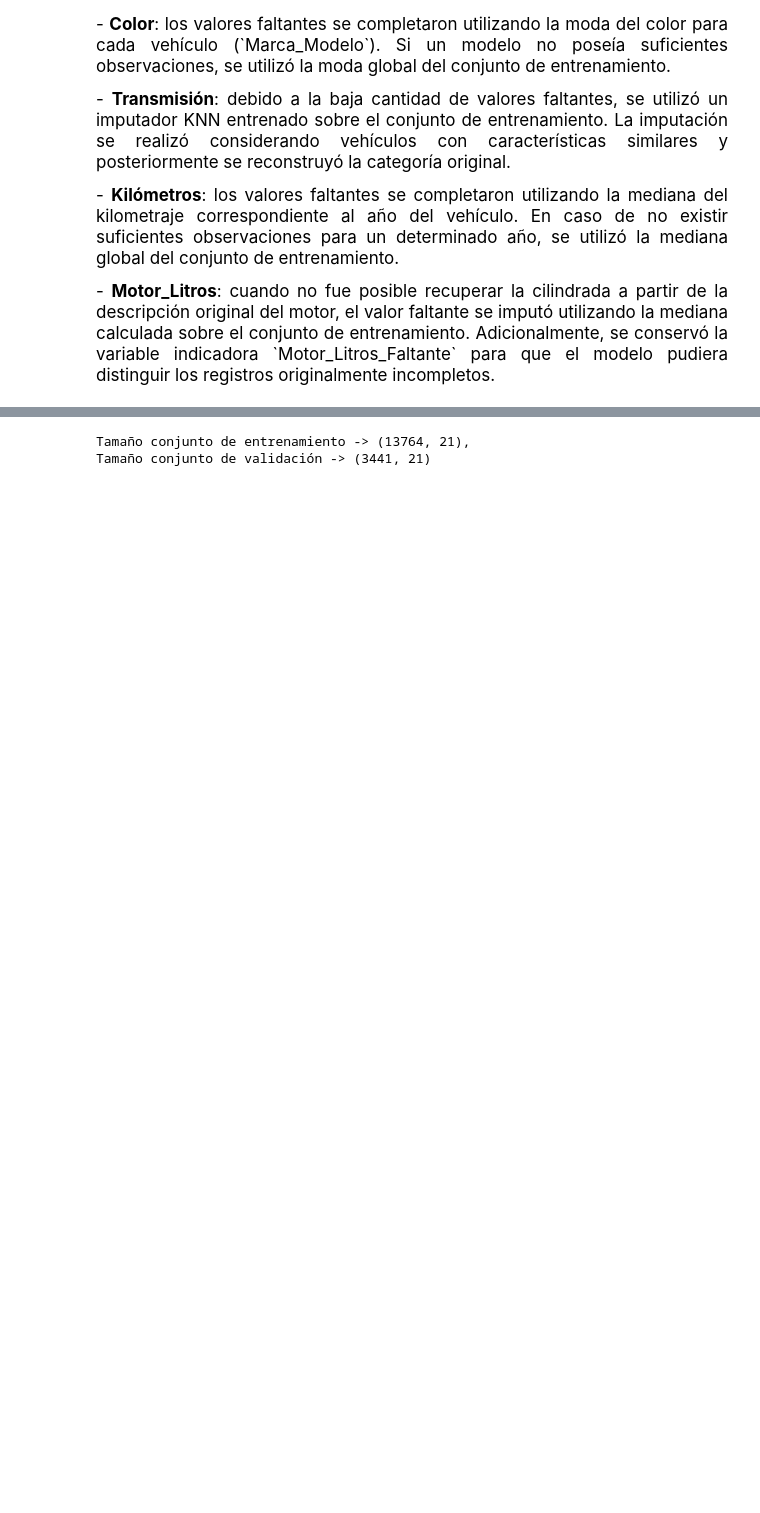
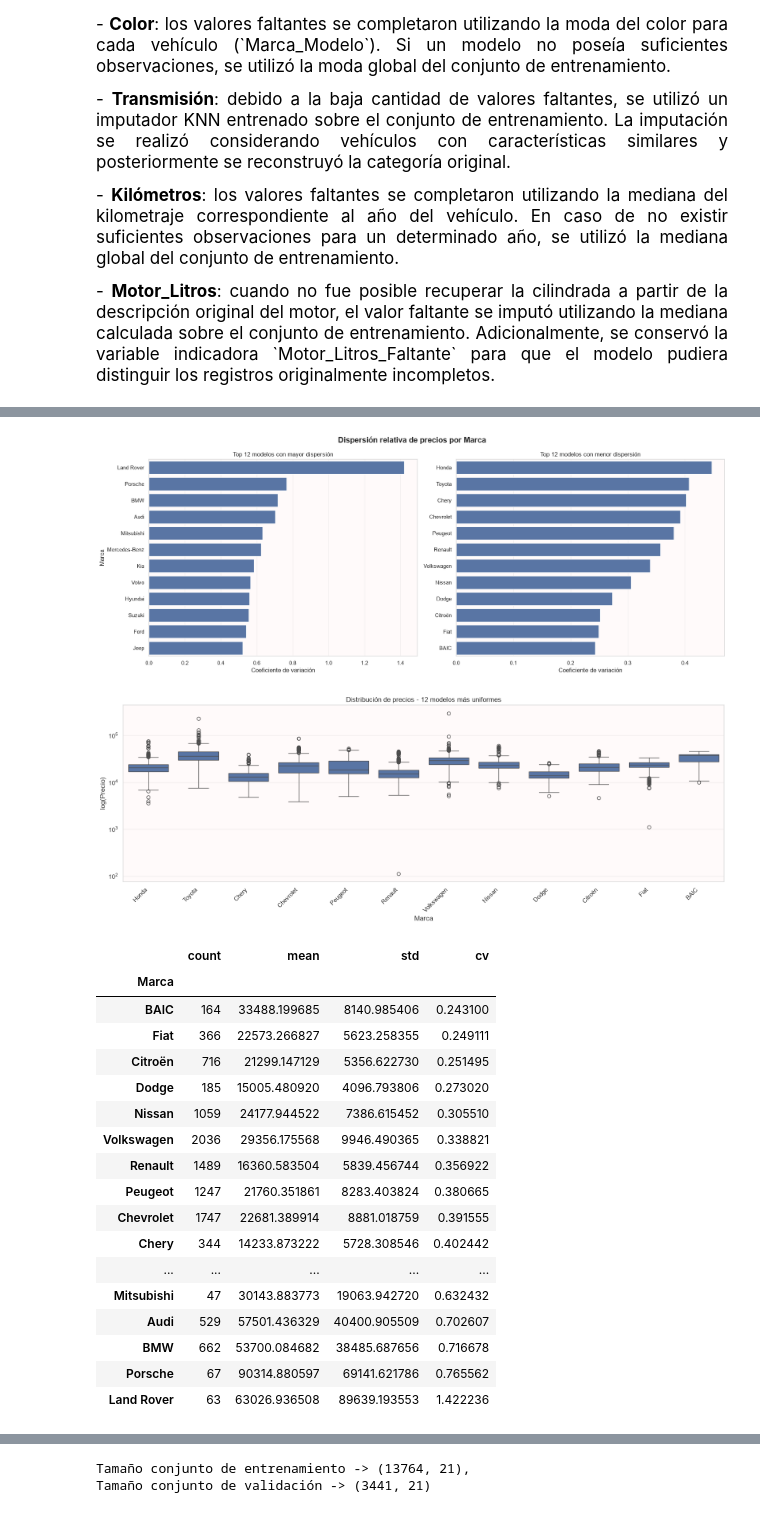
Before and after one commit to PilarOtero/Gurevich_Otero_Informe_PF, a Jupyter notebook: notebook/Gurevich_Otero_Notebook_PF.ipynb, the cells around one changed output, grey strips where cells are left out. Saved outputs shown, nothing was run; the diff lists cells and outputs as text; code cells hidden in the pictures; blank space fills up the shorter version.

```diff
--- a/notebook/Gurevich_Otero_Notebook_PF.ipynb
+++ b/notebook/Gurevich_Otero_Notebook_PF.ipynb
@@ -502,0 +506,12 @@ dtype: int64
+# %%
+#Definimos que las marcas con mas de 35 muestras sean las validas para calcular el Coeficiente de Variacion
+marcas_validas = data_pre.copy()['Marca_Modelo'].str.split('_').str[0].value_counts()
+marcas_validas = marcas_validas[marcas_validas >= 35].index
+
+data_filtrado = data_pre.copy()
+data_filtrado['Marca'] = data.copy()['Marca']
+data_filtrado = data_filtrado[data_filtrado['Marca'].isin(marcas_validas)]
+
+cv = data_filtrado.groupby('Marca')['Precio'].agg(['std', 'mean'])
+cv["cv"] = cv["std"] / cv["mean"]
+cv.sort_values("cv")
@@ -502,0 +537,23 @@ dtype: int64
+# %%
+plot_dispersion_por_marca(data_filtrado, target = "Precio", min_muestras = 35, top_n = 12)
+# %% [output]
+[figure, added]
+[figure, added]
+|  | count | mean | std | cv |
+| Marca |  |  |  |  |
+| BAIC | 164 | 33488.199685 | 8140.985406 | 0.243100 |
+| Fiat | 366 | 22573.266827 | 5623.258355 | 0.249111 |
+| Citroën | 716 | 21299.147129 | 5356.622730 | 0.251495 |
+| Dodge | 185 | 15005.480920 | 4096.793806 | 0.273020 |
+| Nissan | 1059 | 24177.944522 | 7386.615452 | 0.305510 |
+| Volkswagen | 2036 | 29356.175568 | 9946.490365 | 0.338821 |
+| Renault | 1489 | 16360.583504 | 5839.456744 | 0.356922 |
+| Peugeot | 1247 | 21760.351861 | 8283.403824 | 0.380665 |
+| Chevrolet | 1747 | 22681.389914 | 8881.018759 | 0.391555 |
+| Chery | 344 | 14233.873222 | 5728.308546 | 0.402442 |
+| ... | ... | ... | ... | ... |
+| Mitsubishi | 47 | 30143.883773 | 19063.942720 | 0.632432 |
+| Audi | 529 | 57501.436329 | 40400.905509 | 0.702607 |
+| BMW | 662 | 53700.084682 | 38485.687656 | 0.716678 |
+| Porsche | 67 | 90314.880597 | 69141.621786 | 0.765562 |
+| Land Rover | 63 | 63026.936508 | 89639.193553 | 1.422236 |
```
Also changed, not shown: parts of 32 cells of this notebook.
